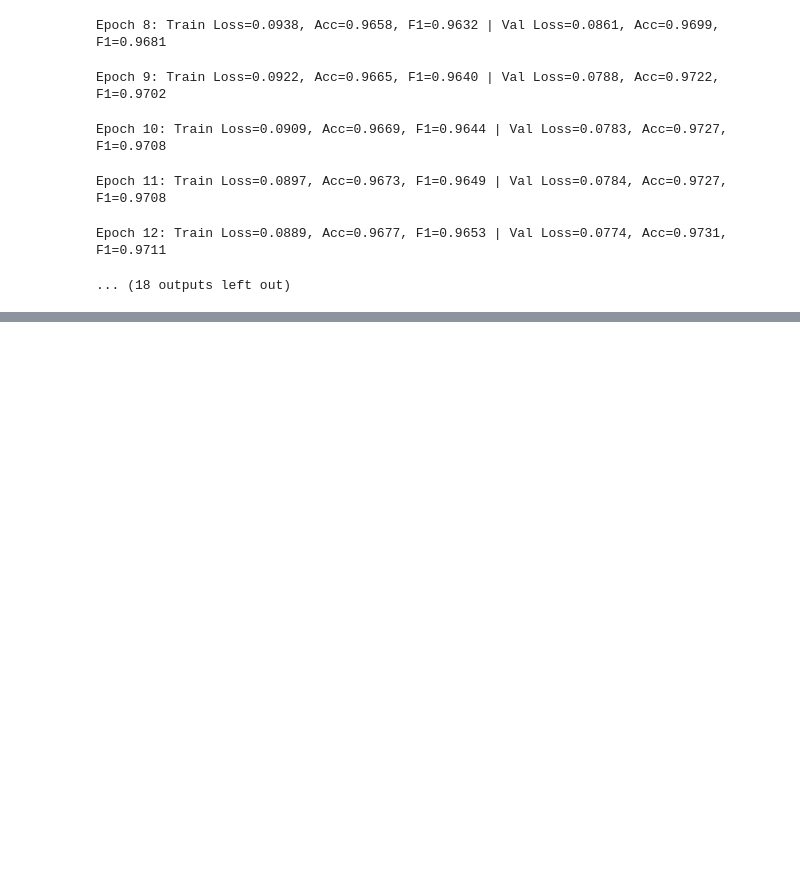
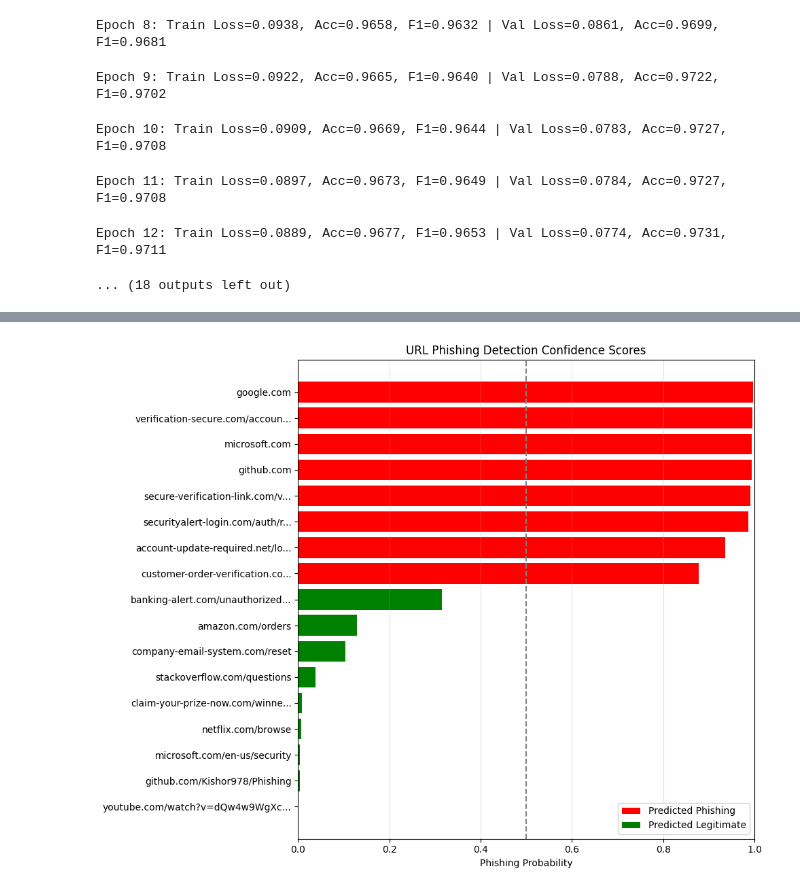
Before and after one commit to Kishor978/Phishing, a Jupyter notebook: notebooks/url/char_CNN.ipynb, the cells around one changed output, grey strips where cells are left out. Cells and saved outputs as stored; diff of their text form; code cells hidden in the pictures; blank space fills up the shorter version.

```diff
--- a/notebooks/url/char_CNN.ipynb
+++ b/notebooks/url/char_CNN.ipynb
@@ -266,0 +423,34 @@ with open("vocab_char.json", "w") as f:
+# %%
+import matplotlib.pyplot as plt
+
+# Visualize the prediction confidences
+plt.figure(figsize=(10, 8))
+sorted_indices = sorted(range(len(results['urls'])), key=lambda i: results['probabilities'][i])
+
+# Create bar chart
+urls = [results['urls'][i] for i in sorted_indices]
+probs = [results['probabilities'][i] for i in sorted_indices]
+colors = ['red' if p > 0.5 else 'green' for p in probs]
+
+# Truncate long URLs for better display
+display_urls = [url[:30] + '...' if len(url) > 30 else url for url in urls]
+
+plt.barh(display_urls, probs, color=colors)
+plt.axvline(x=0.5, color='gray', linestyle='--', label='Decision Threshold')
+plt.xlabel('Phishing Probability')
+plt.title('URL Phishing Detection Confidence Scores')
+plt.xlim(0, 1)
+plt.grid(axis='x', alpha=0.3)
+plt.tight_layout()
+
+# Add a legend
+from matplotlib.patches import Patch
+legend_elements = [
+    Patch(facecolor='red', label='Predicted Phishing'),
+    Patch(facecolor='green', label='Predicted Legitimate')
+]
+plt.legend(handles=legend_elements, loc='lower right')
+
+plt.show()
+# %% [output]
+[figure, added]
```
Also changed, not shown: parts of 13 cells of this notebook, 6 other files.
